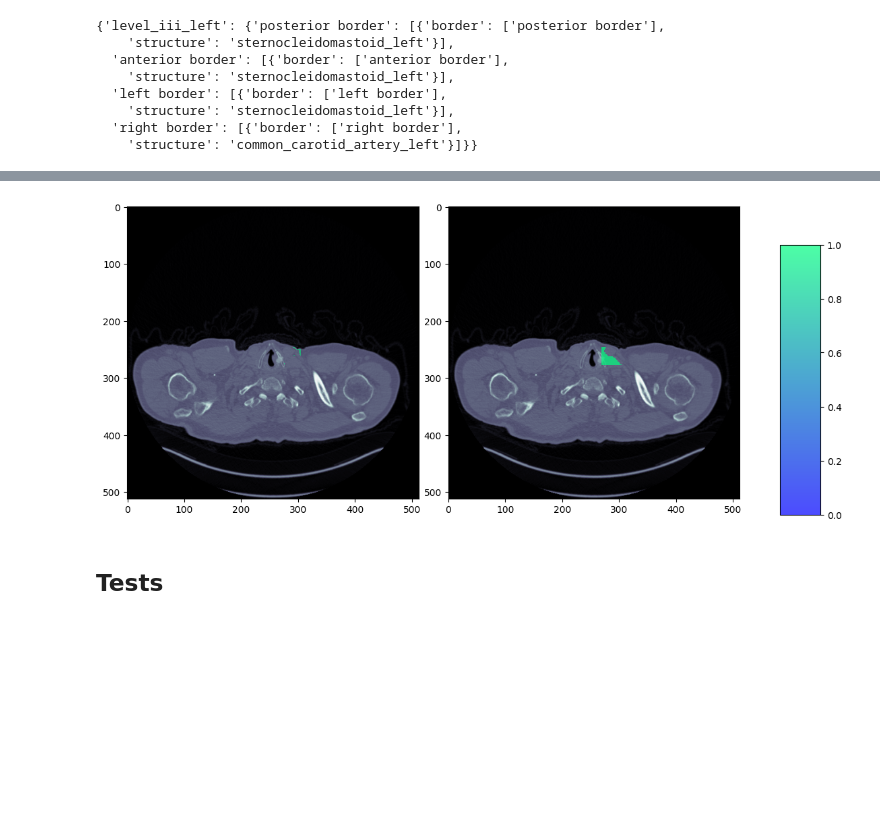
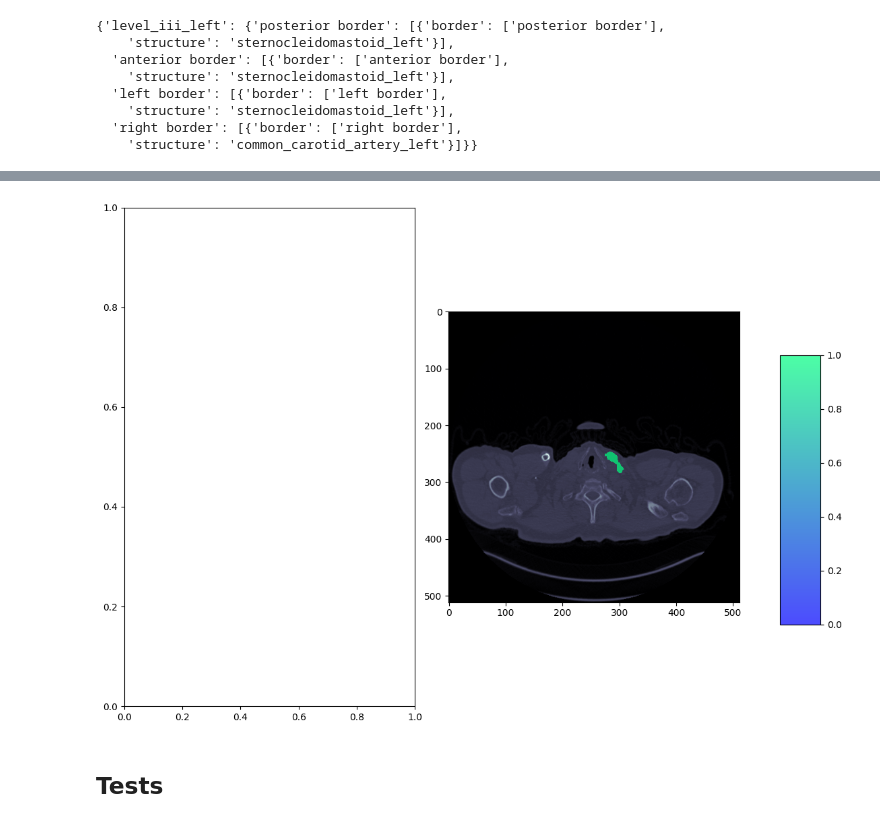
Before and after one commit to sharkovsky/aires-ganglionnaires, a Jupyter notebook: aires-ganglionnaires-cervicales.ipynb, the cells around one changed output, grey strips where cells are left out. Cells and saved outputs as stored; diff of their text form; code cells hidden in the pictures; blank space fills up the shorter version.

```diff
--- a/aires-ganglionnaires-cervicales.ipynb
+++ b/aires-ganglionnaires-cervicales.ipynb
@@ -154,31 +152,31 @@ lab = nib.load(f'/home/francescocremonesiext/new-areas/aires-ganglionnaires/outp
 # %%
 fig, ax = plt.subplots(1,2,figsize=(12,8))
 
 
 nppred = result_levels[0]
 
 #slice_ = np.where(nplab > 0)[2].max() + np.where(nplab > 0)[2].min()
 #slice_ = int(0.5*slice_)
-#slice_ = np.argmax(nppred.sum(axis=(0,1)))
-slice_ = np.argmax(lab.sum(axis=(0,1))) - 4
+slice_ = np.argmax(nppred.sum(axis=(0,1)))
+#slice_ = np.argmax(lab.sum(axis=(0,1))) + 10
 #slice_ = np.where(lab > 0)[2].min() + 5
 #slice_ = np.where(lab > 0)[2].max() - 55
 
-ax[0].imshow(ct_img[:,:,slice_].T, cmap='bone')
-ax[0].imshow(np.ma.masked_where(lab[:,:,slice_].T < 0.5, lab[:,:,slice_].T), cmap='winter', alpha=0.5, vmin=0., vmax=1., interpolation='none')
+#ax[0].imshow(ct_img[:,:,slice_].T, cmap='bone')
+#ax[0].imshow(np.ma.masked_where(lab[:,:,slice_].T < 0.5, lab[:,:,slice_].T), cmap='winter', alpha=0.5, vmin=0., vmax=1., interpolation='none')
 
 ax[1].imshow(ct_img[:,:,slice_].T, cmap='bone')
 im = ax[1].imshow(np.ma.masked_where(nppred[:,:,slice_].T < 0.5, nppred[:,:,slice_].T), cmap='winter', alpha=0.7, vmin=0., vmax=1., interpolation='none')
 
 fig.tight_layout()
 
 fig.subplots_adjust(right=0.8)
 cbar_ax = fig.add_axes([0.85, 0.2, 0.05, 0.5])
 fig.colorbar(im, cax=cbar_ax)
 
 plt.show()
 # %% [output]
-[figure, old version]
+[figure, new version]
 # %%
 %matplotlib inline
 # %% [markdown]
```
Also changed, not shown: parts of 38 cells of this notebook.
